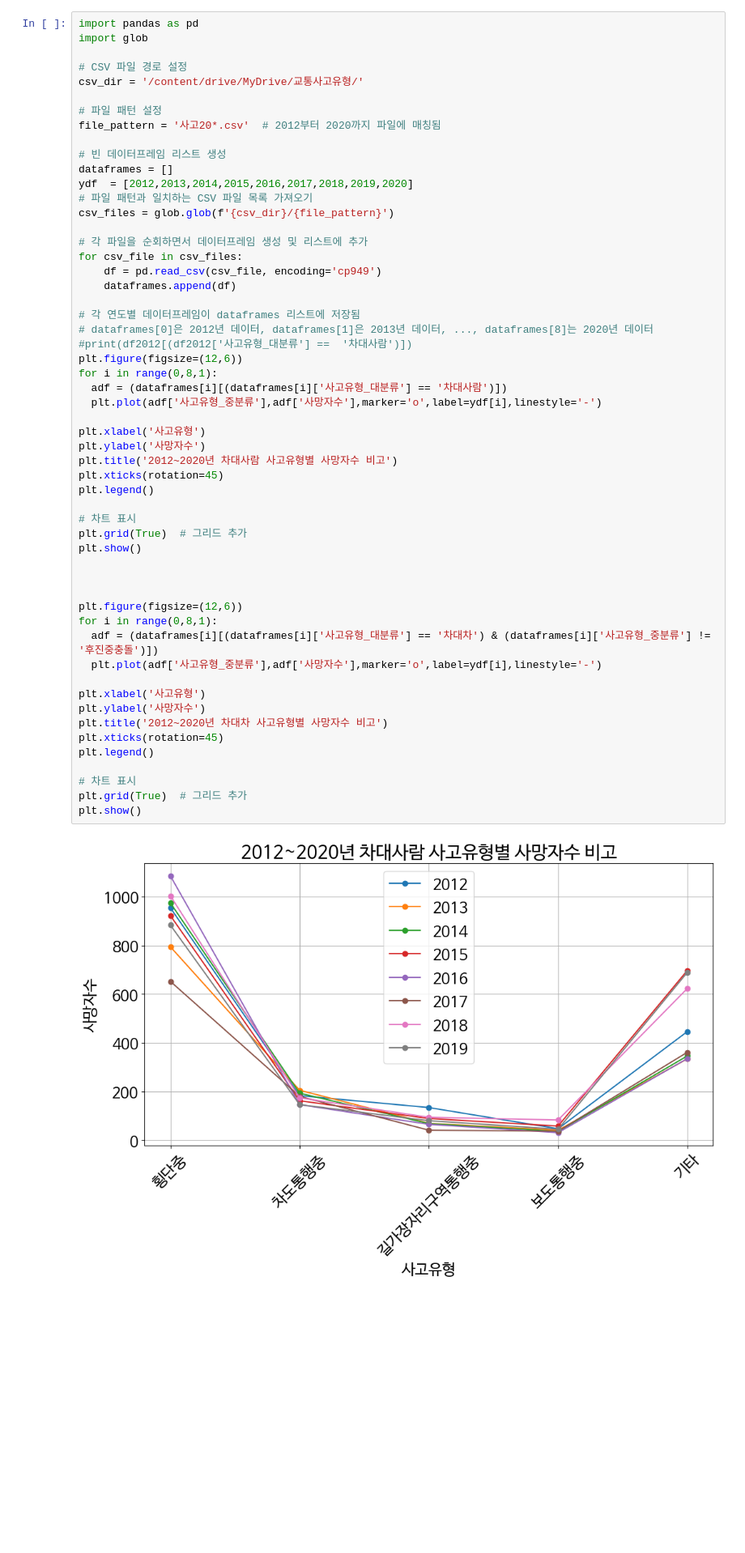
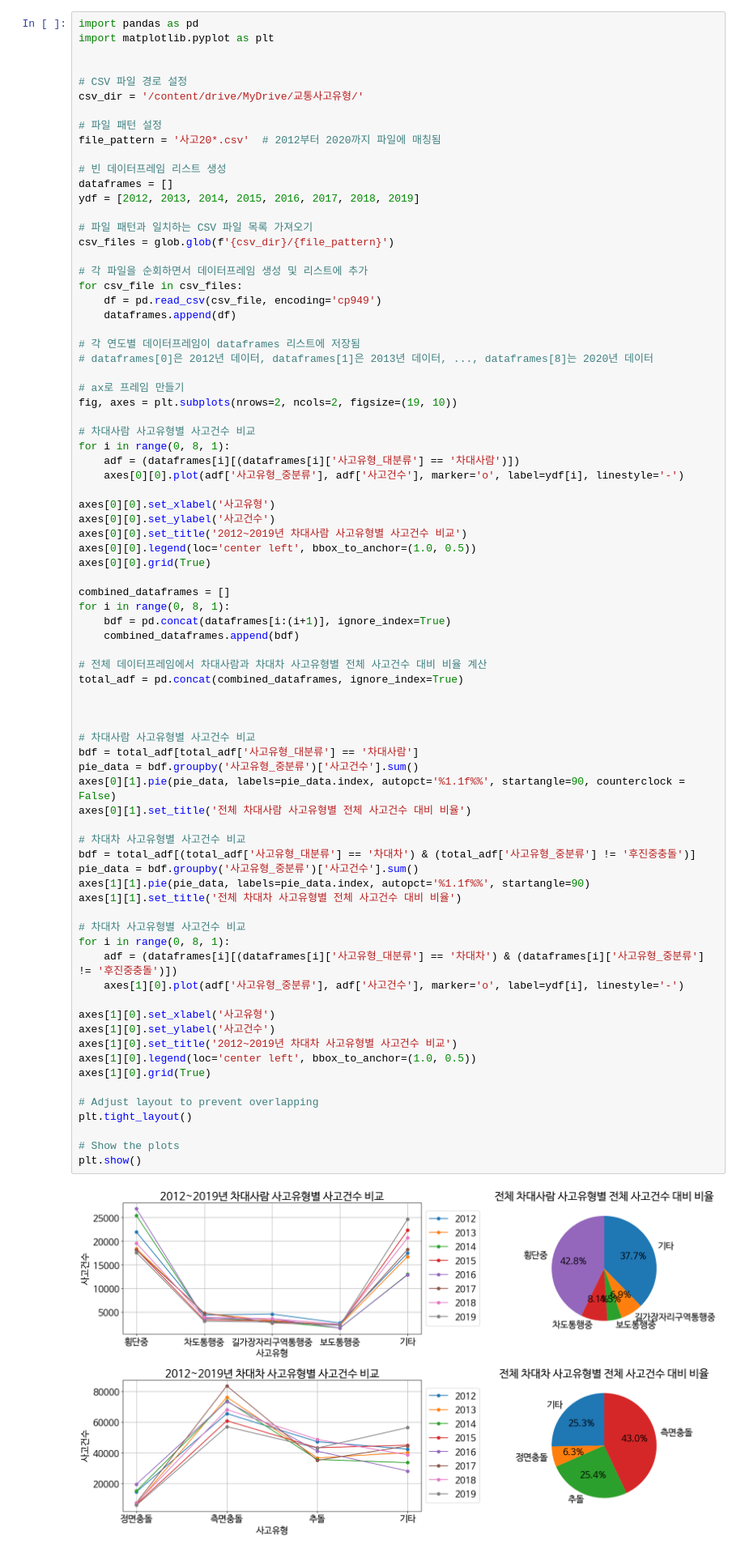
Before and after one commit to wmsgur8679/BigData, a Jupyter notebook: 프로젝트_초안.ipynb, the cells around one changed output. Shown: that part at 81% size. Saved outputs shown, nothing was run; the diff lists cells and outputs as text; blank space fills up the shorter version.

```diff
--- a/프로젝트_초안.ipynb
+++ b/프로젝트_초안.ipynb
@@ -30,57 +64,80 @@ Mounted at /content/drive
 # %%
 import pandas as pd
-import glob
+import matplotlib.pyplot as plt
+
 
 # CSV 파일 경로 설정
 csv_dir = '/content/drive/MyDrive/교통사고유형/'
 
 # 파일 패턴 설정
 file_pattern = '사고20*.csv'  # 2012부터 2020까지 파일에 매칭됨
 
 # 빈 데이터프레임 리스트 생성
 dataframes = []
-ydf  = [2012,2013,2014,2015,2016,2017,2018,2019,2020]
+ydf = [2012, 2013, 2014, 2015, 2016, 2017, 2018, 2019]
+
 # 파일 패턴과 일치하는 CSV 파일 목록 가져오기
 csv_files = glob.glob(f'{csv_dir}/{file_pattern}')
 
 # 각 파일을 순회하면서 데이터프레임 생성 및 리스트에 추가
 for csv_file in csv_files:
     df = pd.read_csv(csv_file, encoding='cp949')
     dataframes.append(df)
 
 # 각 연도별 데이터프레임이 dataframes 리스트에 저장됨
 # dataframes[0]은 2012년 데이터, dataframes[1]은 2013년 데이터, ..., dataframes[8]는 2020년 데이터
-#print(df2012[(df2012['사고유형_대분류'] ==  '차대사람')])
-plt.figure(figsize=(12,6))
-for i in range(0,8,1):
-  adf = (dataframes[i][(dataframes[i]['사고유형_대분류'] == '차대사람')])
-  plt.plot(adf['사고유형_중분류'],adf['사망자수'],marker='o',label=ydf[i],linestyle='-')
 
-plt.xlabel('사고유형')
-plt.ylabel('사망자수')
-plt.title('2012~2020년 차대사람 사고유형별 사망자수 비고')
-plt.xticks(rotation=45)
-plt.legend()
+# ax로 프레임 만들기
+fig, axes = plt.subplots(nrows=2, ncols=2, figsize=(19, 10))
 
-# 차트 표시
-plt.grid(True)  # 그리드 추가
-plt.show()
+# 차대사람 사고유형별 사고건수 비교
+for i in range(0, 8, 1):
+    adf = (dataframes[i][(dataframes[i]['사고유형_대분류'] == '차대사람')])
+    axes[0][0].plot(adf['사고유형_중분류'], adf['사고건수'], marker='o', label=ydf[i], linestyle='-')
+
+axes[0][0].set_xlabel('사고유형')
+axes[0][0].set_ylabel('사고건수')
+axes[0][0].set_title('2012~2019년 차대사람 사고유형별 사고건수 비교')
+axes[0][0].legend(loc='center left', bbox_to_anchor=(1.0, 0.5))
+axes[0][0].grid(True)
+
+combined_dataframes = []
+for i in range(0, 8, 1):
+    bdf = pd.concat(dataframes[i:(i+1)], ignore_index=True)
+    combined_dataframes.append(bdf)
+
+# 전체 데이터프레임에서 차대사람과 차대차 사고유형별 전체 사고건수 대비 비율 계산
+total_adf = pd.concat(combined_dataframes, ignore_index=True)
 
 
 
-plt.figure(figsize=(12,6))
-for i in range(0,8,1):
-  adf = (dataframes[i][(dataframes[i]['사고유형_대분류'] == '차대차') & (dataframes[i]['사고유형_중분류'] != '후진중충돌')])
-  plt.plot(adf['사고유형_중분류'],adf['사망자수'],marker='o',label=ydf[i],linestyle='-')
+# 차대사람 사고유형별 사고건수 비교
+bdf = total_adf[total_adf['사고유형_대분류'] == '차대사람']
+pie_data = bdf.groupby('사고유형_중분류')['사고건수'].sum()
+axes[0][1].pie(pie_data, labels=pie_data.index, autopct='%1.1f%%', startangle=90, counterclock = False)
+axes[0][1].set_title('전체 차대사람 사고유형별 전체 사고건수 대비 비율')
 
-plt.xlabel('사고유형')
-plt.ylabel('사망자수')
-plt.title('2012~2020년 차대차 사고유형별 사망자수 비고')
-plt.xticks(rotation=45)
-plt.legend()
+# 차대차 사고유형별 사고건수 비교
+bdf = total_adf[(total_adf['사고유형_대분류'] == '차대차') & (total_adf['사고유형_중분류'] != '후진중충돌')]
+pie_data = bdf.groupby('사고유형_중분류')['사고건수'].sum()
+axes[1][1].pie(pie_data, labels=pie_data.index, autopct='%1.1f%%', startangle=90)
+axes[1][1].set_title('전체 차대차 사고유형별 전체 사고건수 대비 비율')
 
-# 차트 표시
-plt.grid(True)  # 그리드 추가
+# 차대차 사고유형별 사고건수 비교
+for i in range(0, 8, 1):
+    adf = (dataframes[i][(dataframes[i]['사고유형_대분류'] == '차대차') & (dataframes[i]['사고유형_중분류'] != '후진중충돌')])
+    axes[1][0].plot(adf['사고유형_중분류'], adf['사고건수'], marker='o', label=ydf[i], linestyle='-')
+
+axes[1][0].set_xlabel('사고유형')
+axes[1][0].set_ylabel('사고건수')
+axes[1][0].set_title('2012~2019년 차대차 사고유형별 사고건수 비교')
+axes[1][0].legend(loc='center left', bbox_to_anchor=(1.0, 0.5))
+axes[1][0].grid(True)
+
+# Adjust layout to prevent overlapping
+plt.tight_layout()
+
+# Show the plots
 plt.show()
 # %% [output]
-[figure, old version]
+[figure, new version]
```
Also changed, not shown: parts of 15 cells of this notebook.
